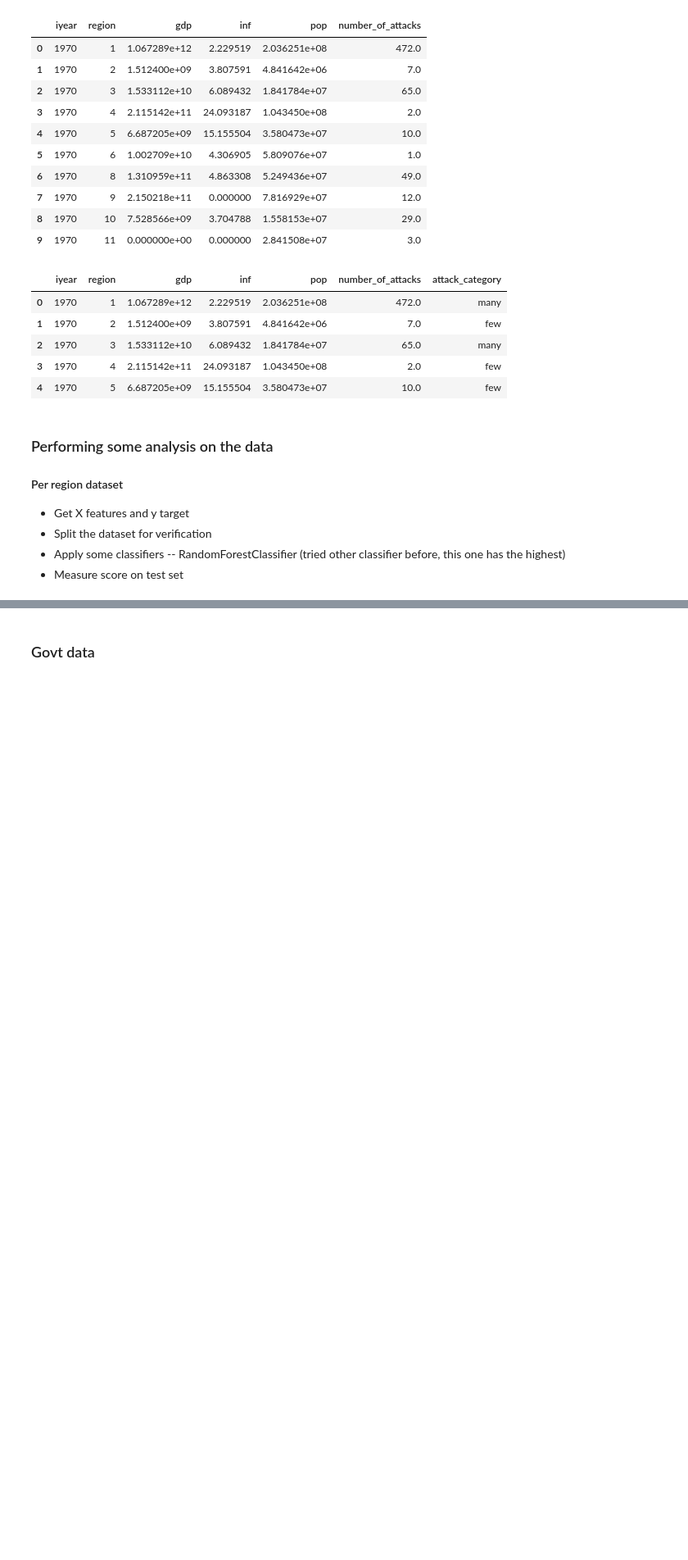
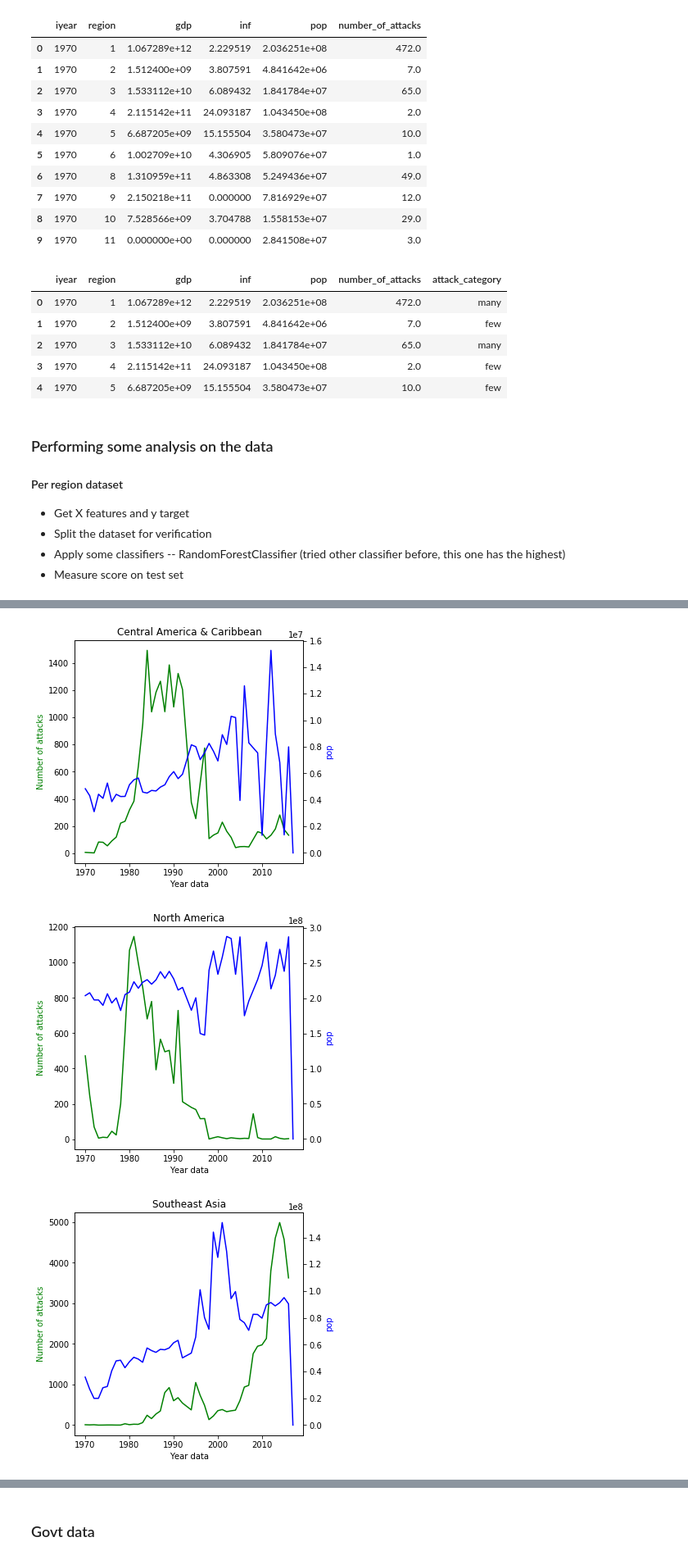
Before and after one commit to ninnzz/cs297_1, a Jupyter notebook: notebooks/Terrorism Data.ipynb, the cells around one changed output, grey strips where cells are left out. Shown at 82% size. Saved outputs shown, nothing was run; the diff lists cells and outputs as text; code cells hidden in the pictures; blank space fills up the shorter version.

```diff
--- a/notebooks/Terrorism Data.ipynb
+++ b/notebooks/Terrorism Data.ipynb
@@ -250,0 +302,6 @@ The score of `0.8176100628930818` is not that far from `0.8238993710691824` (wit
+# %%
+get_region_gdp(eco_year_region, 'pop')
+# %% [output]
+[figure, added]
+[figure, added]
+[figure, added]
```
Also changed, not shown: parts of 37 cells of this notebook.
